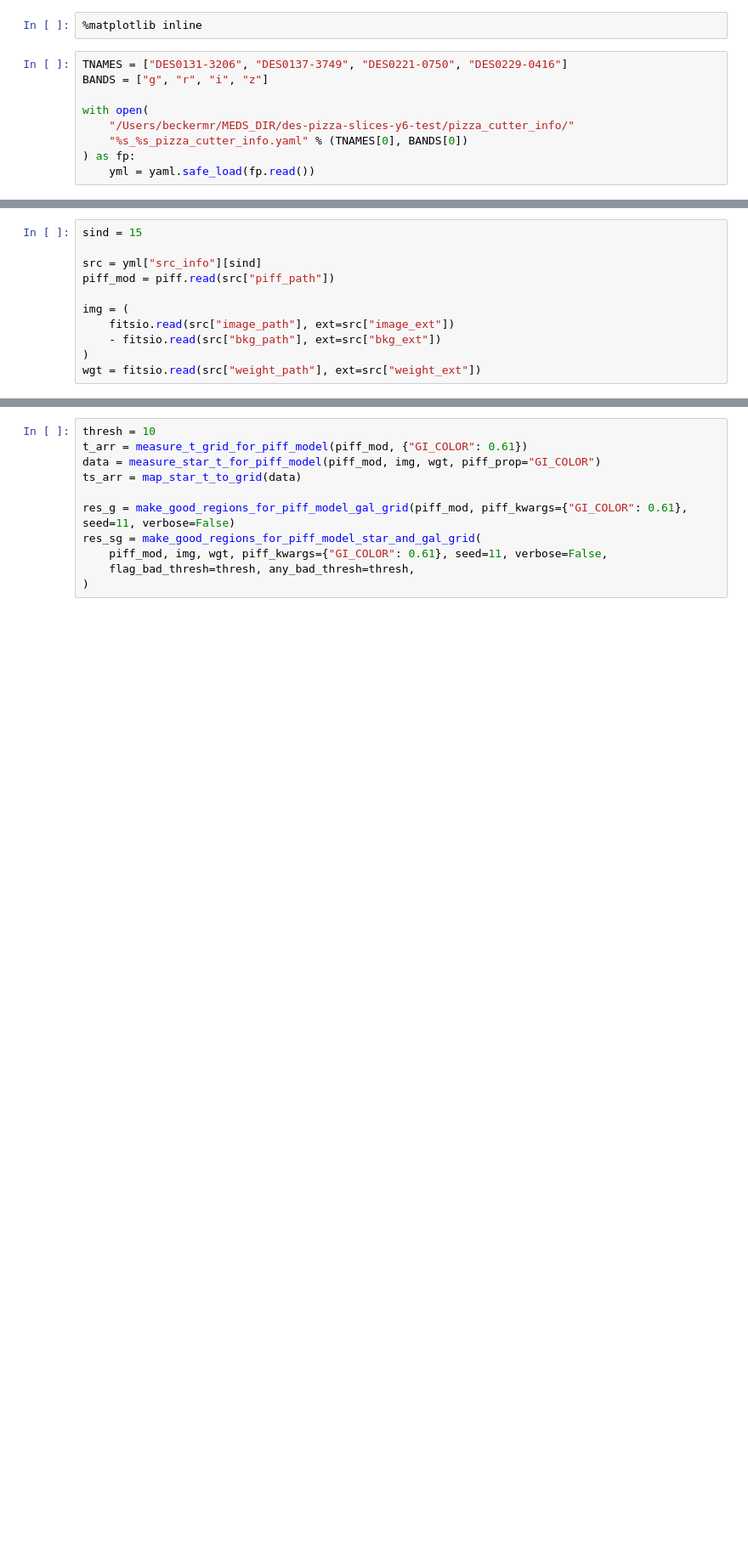
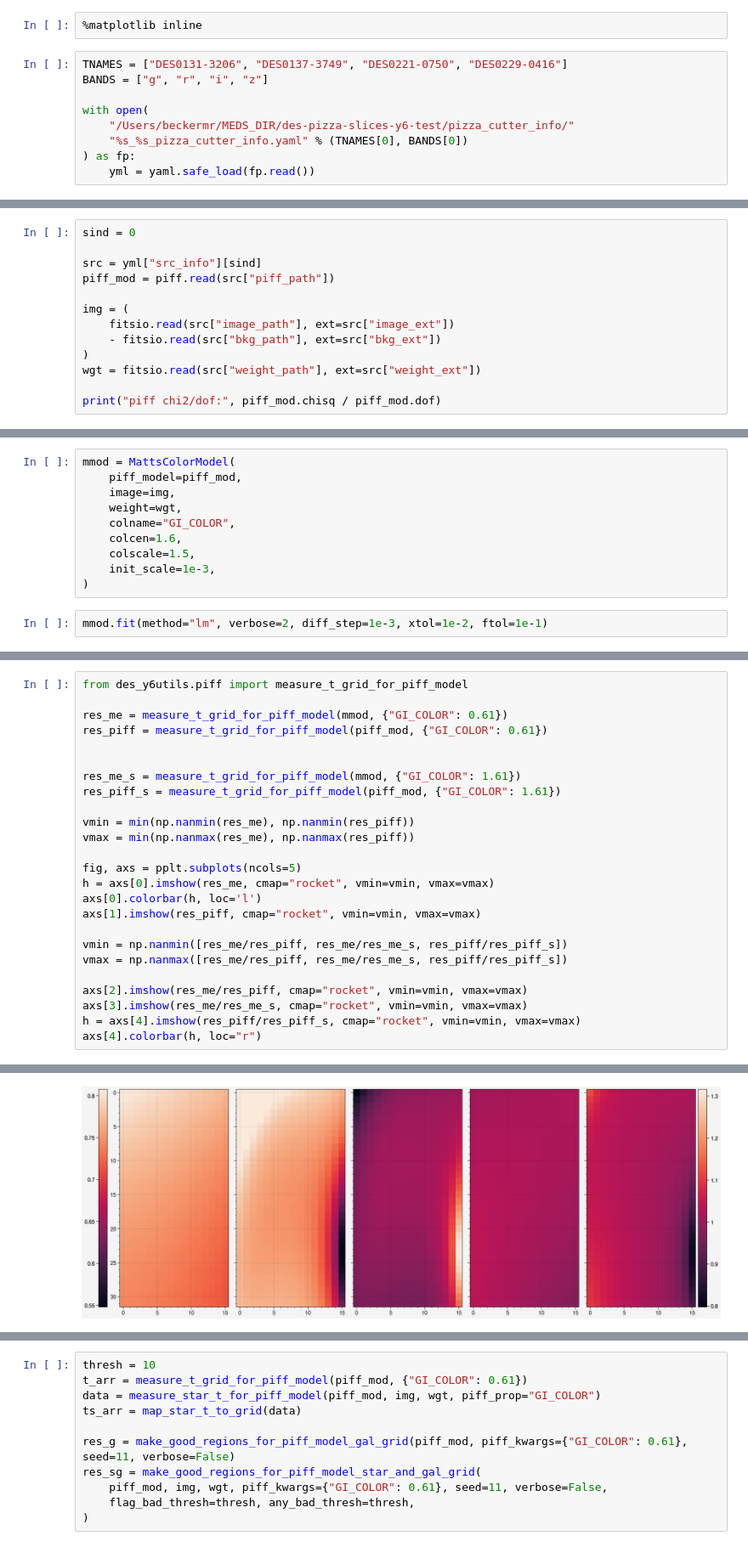
Before and after one commit to beckermr/des-y6-analysis, a Jupyter notebook: 2021_11_01_weird_psfs/model_t.ipynb, the cells around one changed output, grey strips where cells are left out. Shown at 85% size. Drawn from its saved outputs; the diff is of its cells as text; blank space fills up the shorter version.

```diff
--- a/2021_11_01_weird_psfs/model_t.ipynb
+++ b/2021_11_01_weird_psfs/model_t.ipynb
@@ -368,5 +430,5 @@ class MattsColorModel(object):
 # %%
-sind = 15
+sind = 0
 
 src = yml["src_info"][sind]
 piff_mod = piff.read(src["piff_path"])
@@ -376,3 +438,5 @@ img = (
     - fitsio.read(src["bkg_path"], ext=src["bkg_ext"])
 )
 wgt = fitsio.read(src["weight_path"], ext=src["weight_ext"])
+
+print("piff chi2/dof:", piff_mod.chisq / piff_mod.dof)
@@ -477,0 +445,12 @@ piff_mod.get_profile?
+# %%
+mmod = MattsColorModel(
+    piff_model=piff_mod,
+    image=img,
+    weight=wgt,
+    colname="GI_COLOR",
+    colcen=1.6,
+    colscale=1.5,
+    init_scale=1e-3,
+)
+# %%
+mmod.fit(method="lm", verbose=2, diff_step=1e-3, xtol=1e-2, ftol=1e-1)
@@ -477,0 +588,26 @@ piff_mod.get_profile?
+# %%
+from des_y6utils.piff import measure_t_grid_for_piff_model
+
+res_me = measure_t_grid_for_piff_model(mmod, {"GI_COLOR": 0.61})
+res_piff = measure_t_grid_for_piff_model(piff_mod, {"GI_COLOR": 0.61})
+
+
+res_me_s = measure_t_grid_for_piff_model(mmod, {"GI_COLOR": 1.61})
+res_piff_s = measure_t_grid_for_piff_model(piff_mod, {"GI_COLOR": 1.61})
+
+vmin = min(np.nanmin(res_me), np.nanmin(res_piff))
+vmax = min(np.nanmax(res_me), np.nanmax(res_piff))
+
+fig, axs = pplt.subplots(ncols=5)
+h = axs[0].imshow(res_me, cmap="rocket", vmin=vmin, vmax=vmax)
+axs[0].colorbar(h, loc='l')
+axs[1].imshow(res_piff, cmap="rocket", vmin=vmin, vmax=vmax)
+
+vmin = np.nanmin([res_me/res_piff, res_me/res_me_s, res_piff/res_piff_s])
+vmax = np.nanmax([res_me/res_piff, res_me/res_me_s, res_piff/res_piff_s])
+
+axs[2].imshow(res_me/res_piff, cmap="rocket", vmin=vmin, vmax=vmax)
+axs[3].imshow(res_me/res_me_s, cmap="rocket", vmin=vmin, vmax=vmax)
+h = axs[4].imshow(res_piff/res_piff_s, cmap="rocket", vmin=vmin, vmax=vmax)
+axs[4].colorbar(h, loc="r")
+# %% [output]
@@ -477,0 +615 @@ piff_mod.get_profile?
+[figure, added]
```
Also changed, not shown: parts of 25 cells of this notebook, 6 other files.
